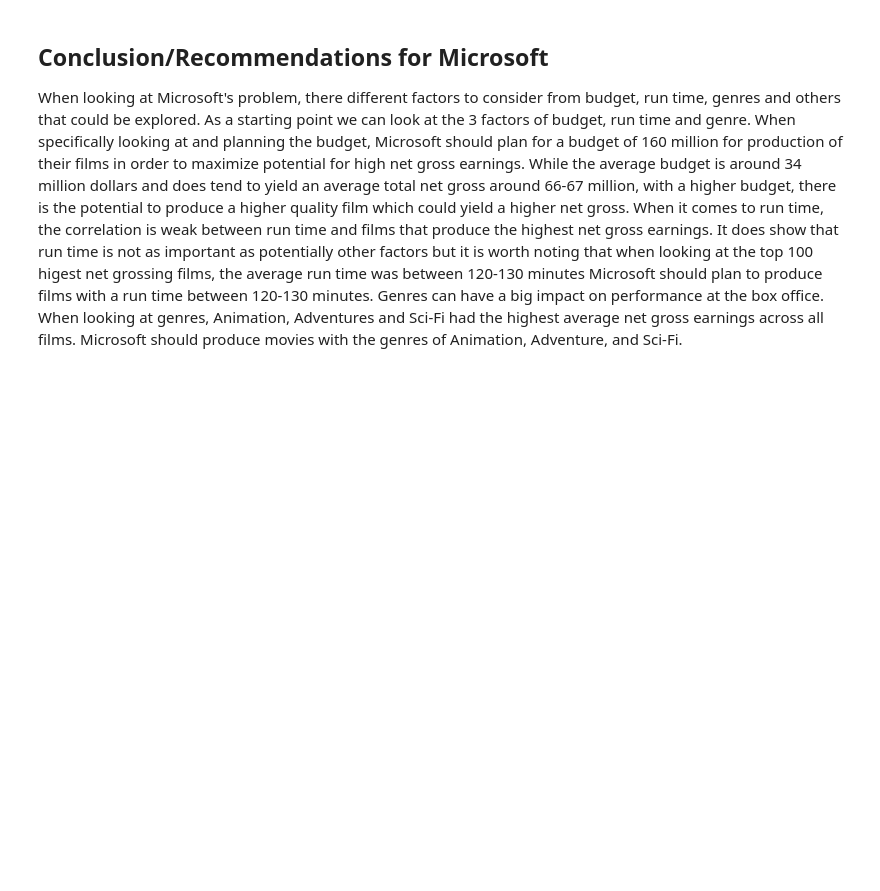
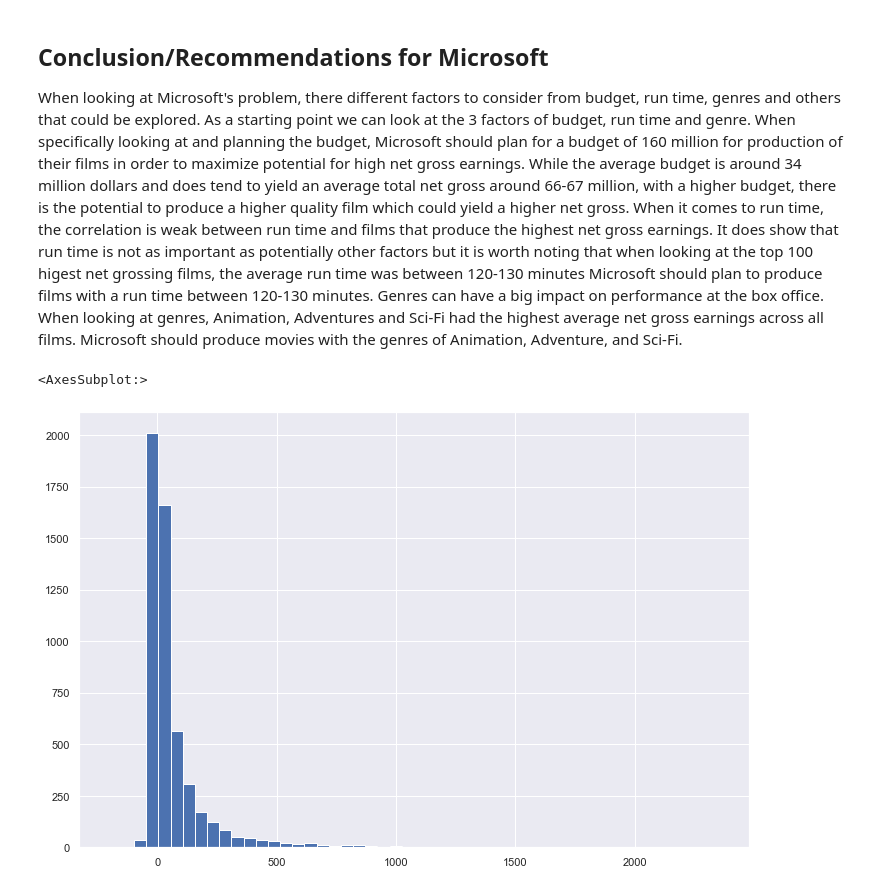
Before and after one commit to ldwilker10/dsc-phase-1-project-v2-4, a Jupyter notebook: Microsoft_Analysis.ipynb, the cells around one changed output. Drawn from its saved outputs; the diff is of its cells as text; code cells hidden in the pictures; blank space fills up the shorter version.

```diff
--- a/Microsoft_Analysis.ipynb
+++ b/Microsoft_Analysis.ipynb
@@ -548,3 +548,8 @@ Animation has the highest average net gross, however Sci-Fi, Adventure and Actio
 ## Conclusion/Recommendations for Microsoft
 
 When looking at Microsoft's problem, there different factors to consider from budget, run time, genres and others that could be explored. As a starting point we can look at the 3 factors of budget, run time and genre. When specifically looking at and planning the budget, Microsoft should plan for a budget of 160 million for production of their films in order to maximize potential for high net gross earnings. While the average budget is around 34 million dollars and does tend to yield an average total net gross around 66-67 million, with a higher budget, there is the potential to produce a higher quality film which could yield a higher net gross. When it comes to run time, the correlation is weak between run time and films that produce the highest net gross earnings. It does show that run time is not as important as potentially other factors but it is worth noting that when looking at the top 100 higest net grossing films, the average run time was between 120-130 minutes Microsoft should plan to produce films with a run time between 120-130 minutes. Genres can have a big impact on performance at the box office. When looking at genres, Animation, Adventures and Sci-Fi had the highest average net gross earnings across all films. Microsoft should produce movies with the genres of Animation, Adventure, and Sci-Fi.
+# %%
+top_gross_movies.Net_gross_millions.hist(figsize=(12,8), bins= 50)
+# %% [output]
+<AxesSubplot:>
+[figure, added]
```
Also changed, not shown: parts of 2 cells of this notebook, 3 other files.
